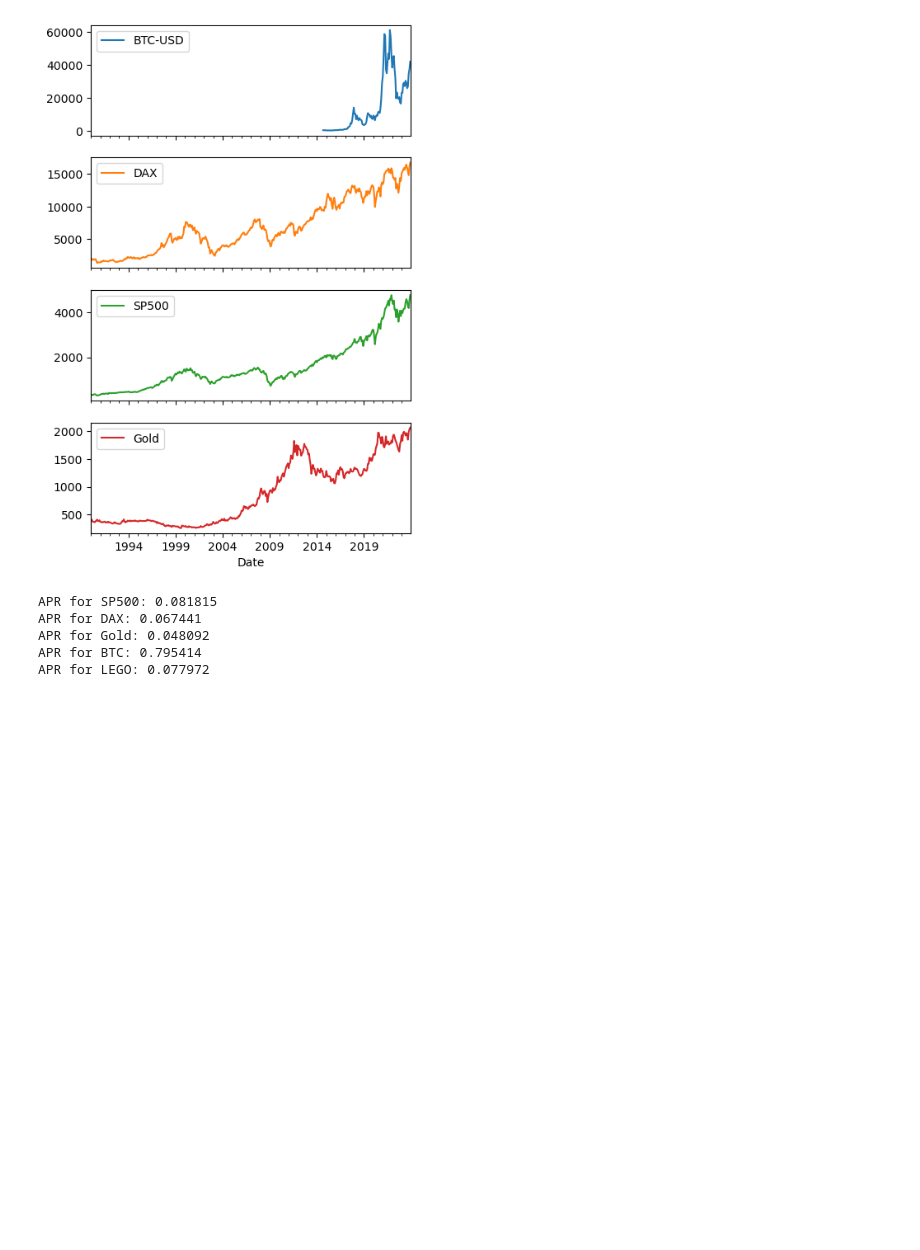
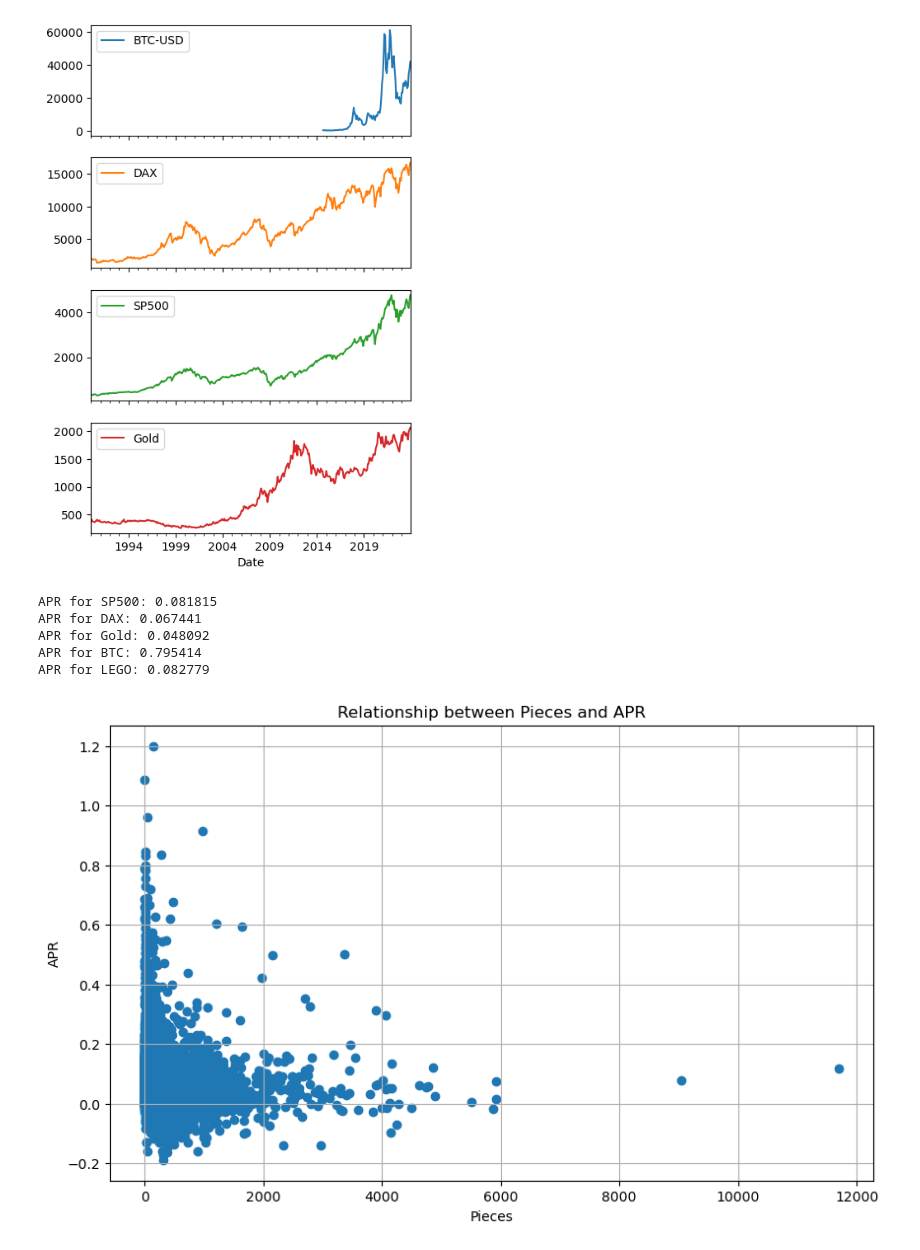
Before and after one commit to dawidgrabarczyk/lego-investment-analysis, a Jupyter notebook: lego.ipynb, the cells around one changed output. Saved outputs shown, nothing was run; the diff lists cells and outputs as text; code cells hidden in the pictures; blank space fills up the shorter version.

```diff
--- a/lego.ipynb
+++ b/lego.ipynb
@@ -304,10 +312,20 @@ print(f'APR for SP500: {APR_SP500}')
 print(f'APR for DAX: {APR_DAX}')
 print(f'APR for Gold: {APR_Gold}')
 print(f'APR for BTC: {APR_BTC}')
-print(f'APR for LEGO: {APR_mean}')
+print(f'APR for LEGO: {APR_lego_1990}')
 # %% [output]
 APR for SP500: 0.081815
 APR for DAX: 0.067441
 APR for Gold: 0.048092
 APR for BTC: 0.795414
-APR for LEGO: 0.077972
+APR for LEGO: 0.082779
+# %%
+plt.figure(figsize=(10, 6))
+plt.scatter(df['pieces'], df['APR'])
+plt.title('Relationship between Pieces and APR')
+plt.xlabel('Pieces')
+plt.ylabel('APR')
+plt.grid(True)
+plt.show()
+# %% [output]
+[figure, added]
```
Also changed, not shown: parts of 16 cells of this notebook, 5 other files.
